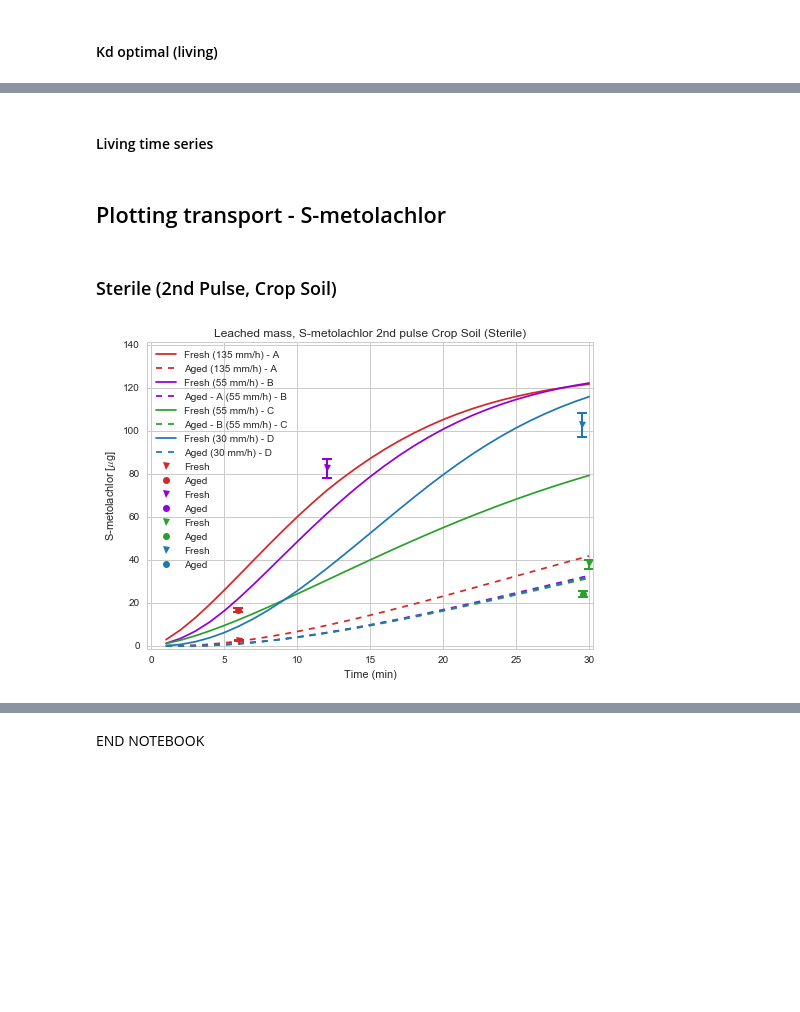
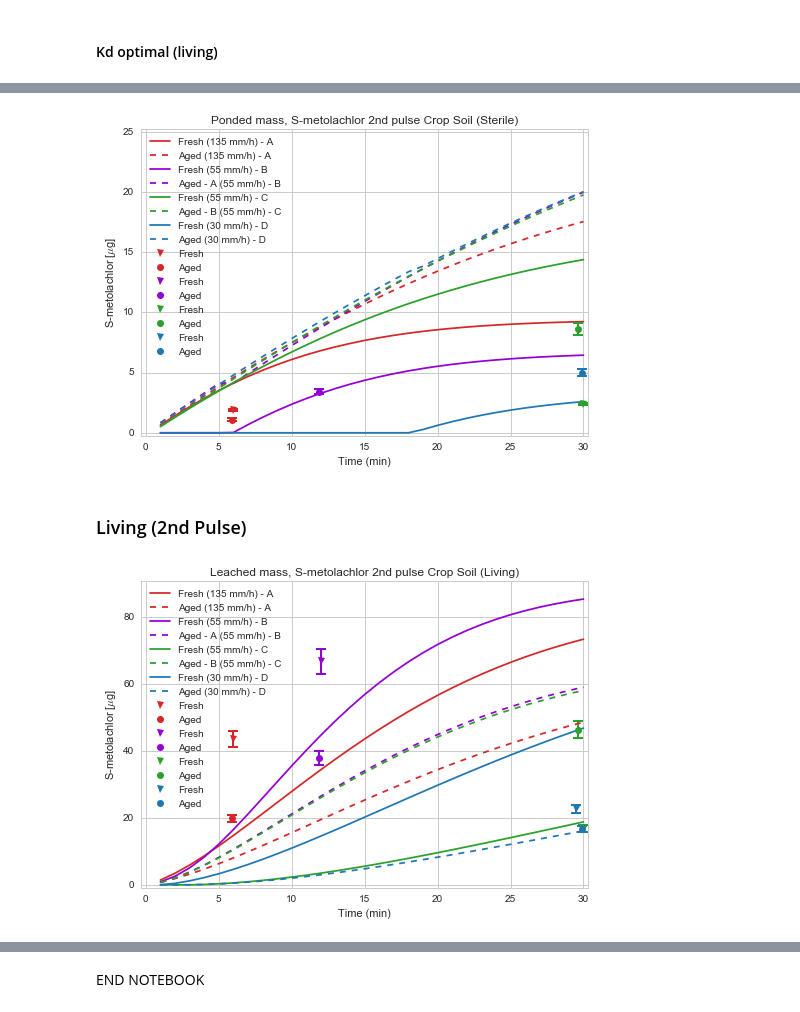
Before and after one commit to DayTimeChunks/LeachingSimulations, a Jupyter notebook: S-metolachlor Crop Soil 4 Events.ipynb, the cells around one changed output, grey strips where cells are left out. Drawn from its saved outputs; the diff is of its cells as text; code cells hidden in the pictures; blank space fills up the shorter version.

```diff
--- a/S-metolachlor Crop Soil 4 Events.ipynb
+++ b/S-metolachlor Crop Soil 4 Events.ipynb
@@ -72,10 +97,10 @@ leach_low_30min = np.array([20.037, 17.508, 22.376, 20.085])
 # %% [markdown]
 #### Computation
 # %%
-water_data = leachsim(kSat = kSat_crop,
+water_data = leachsim(kSat = kSat,
                       soil_height=soil_height1,
                       soil = 'Alteck',
-                      psi=psi_crop)
+                      psi=psi)
 # %% [output]
 Mass balance True
 Mass balance 0.0
@@ -864,9 +460,11 @@ Scenario - modality - Predicted error prcnt (%) | Predicted | Observed |
+# %%
+x = 2
 # %%
-mx_living_2nd = pest_linear_x(
-    Kd_smeto_living,
+pest_living_2nd = pest_linear_x(
+    Kd_pest_living,
     x,
-    smCr_dict_L_2nd,
-    pb_crop_i1, pb_crop_f1,
+    pest_dict_L_2nd,
+    pb_i1, pb_f1,
     percol_data2, runoff_data2,
     time_sizes1,
     area, soil_height1,
@@ -875,6 +473,13 @@ mx_living_2nd = pest_linear_x(
     KFILM = True,
     isFirstCycle = False,
     isLiving = True)
+
+output_pesti_params = extract_goodness_pest(
+        pest_living_2nd,
+        output_pesti_params,
+        soil_short,
+        isLiving = True,
+        isFirstCycle = False)
 # %% [output]
 2nd Pulse
 Living
@@ -941,0 +503,12 @@ mass_pond_sterile2 = stackdata8(
+# %%
+data_stack = pest_sterile_2nd['Data_stack']
+sterile2 = extract_pest(data_stack)
+
+data_stack = pest_living_2nd['Data_stack']
+living2 = extract_pest(data_stack)
+
+mass_percol_sterile2 = sterile2[0]
+mass_pond_sterile2 = sterile2[1]
+
+mass_percol_living2 = living2[0]
+mass_pond_living2 = living2[1]
@@ -942,2 +531,14 @@ mass_pond_sterile2 = stackdata8(
+# %%
+pestiplot_condition(
+    mass_pond_sterile2,
+    pest_dict_S_2nd,
+    pesticide,
+    soil_type,
+    cycle = '2nd pulse',
+    LEACH = False,
+    STERILE = True
+)
+# %% [output]
+[figure, added]
 # %% [markdown]
-#### Living time series
+### Living (2nd Pulse)
@@ -985,18 +545,14 @@ mass_pond_living2 = stackdata8(
-# %% [markdown]
-## Plotting transport - S-metolachlor
-# %% [markdown]
-### Sterile (2nd Pulse, Crop Soil)
 # %%
 pestiplot_condition(
-    mass_percol_sterile2,
-    smCr_dict_S_2nd,
-    'S-metolachlor',
-    soil_type='Crop Soil',
+    mass_percol_living2,
+    pest_dict_L_2nd,
+    pesticide,
+    soil_type,
     cycle = '2nd pulse',
     LEACH = True,
-    STERILE = True
+    STERILE = False
 )
 # %% [output]
-[figure, old version]
+[figure, new version]
 # %%
 pestiplot_condition(
```
Also changed, not shown: parts of 77 cells of this notebook, 5 other files.
